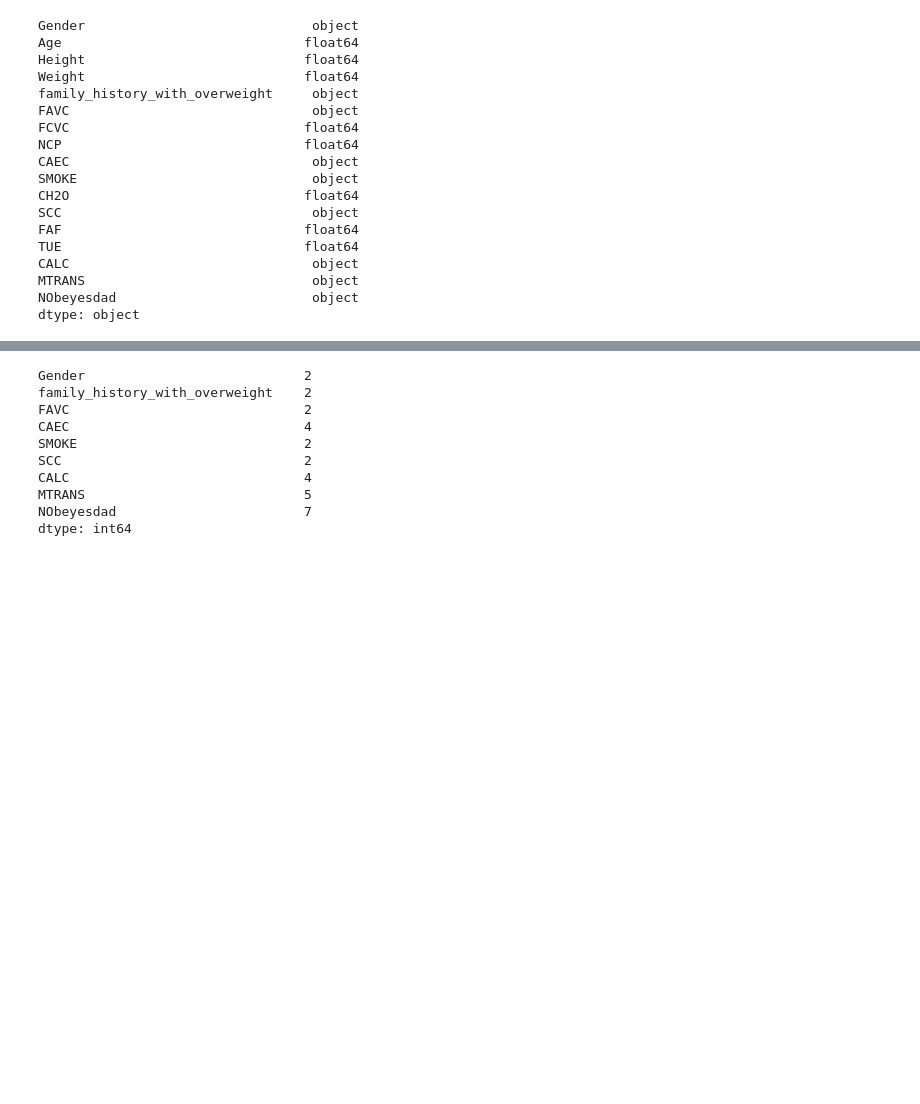
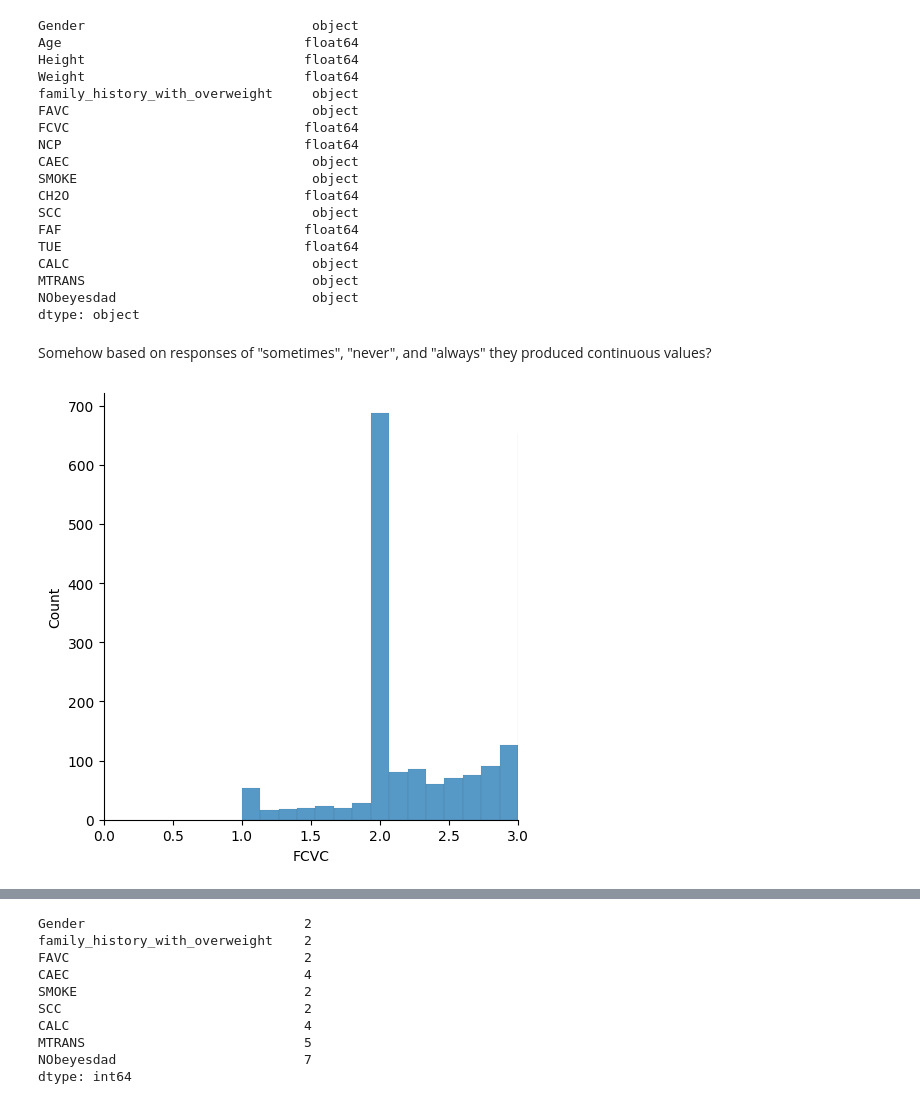
Before and after one commit to Riley94/ISL, a Jupyter notebook: project.ipynb, the cells around one changed output, grey strips where cells are left out. Cells and saved outputs as stored; diff of their text form; code cells hidden in the pictures; blank space fills up the shorter version.

```diff
--- a/project.ipynb
+++ b/project.ipynb
@@ -58,3 +58,13 @@ CALC                               object
 MTRANS                             object
 NObeyesdad                         object
 dtype: object
+# %% [markdown]
+Somehow based on responses of "sometimes", "never", and "always" they produced continuous values?
+# %%
+# plot the distribution of FCVC
+sns.displot(data['FCVC'], bins=data['FCVC'].nunique())
+# limit the x-axis to 3
+plt.xlim(0, 3)
+plt.show()
+# %% [output]
+[figure, added]
```
Also changed, not shown: parts of 44 cells of this notebook.
